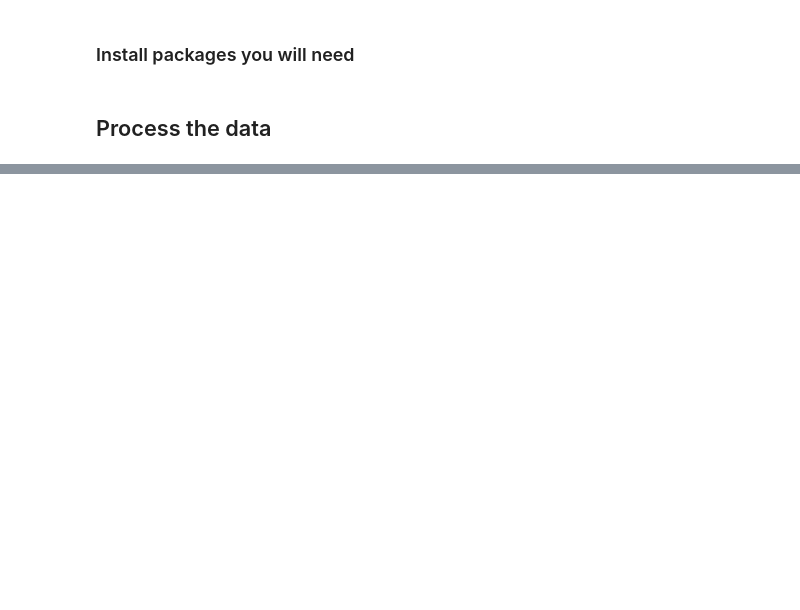
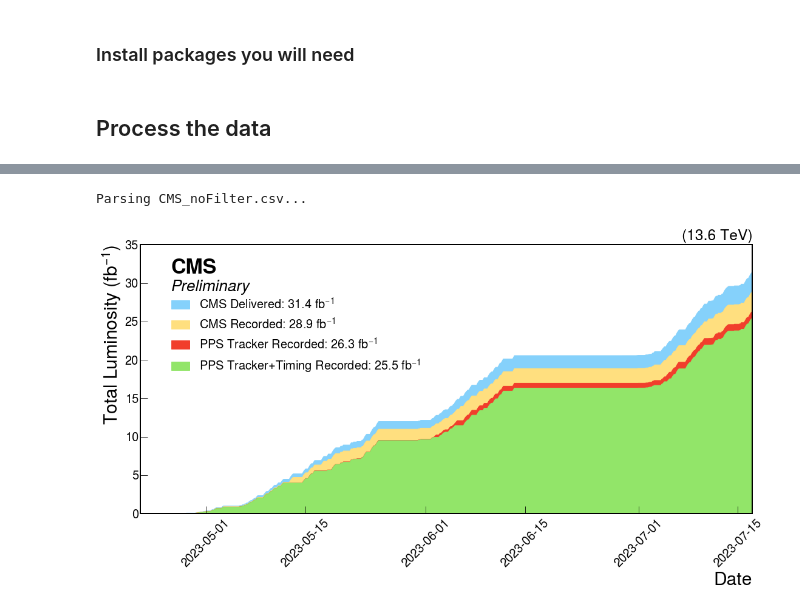
Before and after one commit to AndreaBellora/pps-dpg-lumi-plots, a Jupyter notebook: lumi_plot.ipynb, the cells around one changed output, grey strips where cells are left out. Drawn from its saved outputs; the diff is of its cells as text; code cells hidden in the pictures; blank space fills up the shorter version.

```diff
--- a/lumi_plot.ipynb
+++ b/lumi_plot.ipynb
@@ -144,0 +190,47 @@ plt.show()
+# %%
+tot_cms_csv = 'CMS_noFilter.csv'
+cms_noFilter_2023_df = fillDataFrame(tot_cms_csv)
+# %% [output]
+Parsing CMS_noFilter.csv...
+# %%
+import mplhep as hep
+import matplotlib.pyplot as plt
+
+hep.style.use('CMS')
+
+cms_tot_del = cms_noFilter_2023_df['integrated_del_lumi'].iloc[-1]
+cms_tot_rec = cms_noFilter_2023_df['integrated_rec_lumi'].iloc[-1]
+pps_tot_track = pps_2023_track_df['integrated_rec_lumi'].iloc[-1]
+pps_tot_tracktime = pps_2023_tracktime_df['integrated_rec_lumi'].iloc[-1]
+min_date = min([cms_noFilter_2023_df['date'].iloc[0],pps_2023_track_df['date'].iloc[0],pps_2023_tracktime_df['date'].iloc[0]])
+max_date = max([cms_noFilter_2023_df['date'].iloc[-1],pps_2023_track_df['date'].iloc[-1],pps_2023_tracktime_df['date'].iloc[-1]])
+
+# Create the XY plot with a filled area under the line
+plt.figure(figsize=(16, 9))
+plt.fill_between(cms_noFilter_2023_df['date'], cms_noFilter_2023_df['integrated_del_lumi'], color='#85d1fb', alpha=1, label=f'CMS Delivered: {cms_tot_del:.1f}'+' fb$^{-1}$')
+plt.fill_between(cms_noFilter_2023_df['date'], cms_noFilter_2023_df['integrated_rec_lumi'], color='#ffdf7f', alpha=1, label=f'CMS Recorded: {cms_tot_rec:.1f}'+' fb$^{-1}$')
+plt.fill_between(pps_2023_track_df['date'], pps_2023_track_df['integrated_rec_lumi'], color='#f13e2c', alpha=1, label=f'PPS Tracker Recorded: {pps_tot_track:.1f}'+' fb$^{-1}$')
+plt.fill_between(pps_2023_tracktime_df['date'], pps_2023_tracktime_df['integrated_rec_lumi'], color='#92e569', alpha=1, label=f'PPS Tracker+Timing Recorded: {pps_tot_tracktime:.1f}'+' fb$^{-1}$')
+plt.xlabel('Date',fontsize=30)
+plt.ylabel('Total Luminosity (fb$^{-1}$)',fontsize=30)
+plt.xticks(rotation=45,fontsize=20)
+plt.yticks(fontsize=20)
+plt.xlim((min_date,max_date))
+plt.ylim((0,35))
+plt.legend(loc='upper left', fontsize=20, bbox_to_anchor=(0.03,0.85))
+
+# Remove minor ticks (which don't really make sense here)
+plt.minorticks_off()
+
+# Remove right and top axis. It's not CMS-style, I know, but they're really ugly and useless in this case
+plt.tick_params(axis='both', which='both', direction='in', top=False, right=False)
+
+# Add CMS Preliminary label
+hep.cms.label('Preliminary',loc=2, data=True, rlabel='(13.6 TeV)')
+
+# Show the plot
+plt.tight_layout()
+plt.savefig('PPS_lumi.png')
+plt.show()
+# %% [output]
+[figure, added]
```
Also changed, not shown: parts of 8 cells of this notebook, 6 other files.
